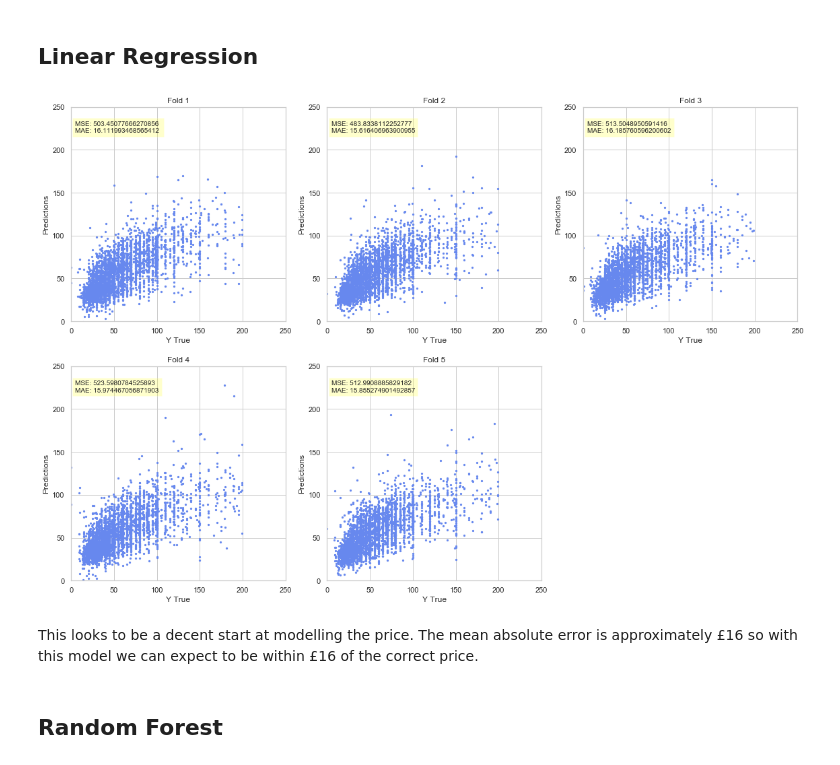
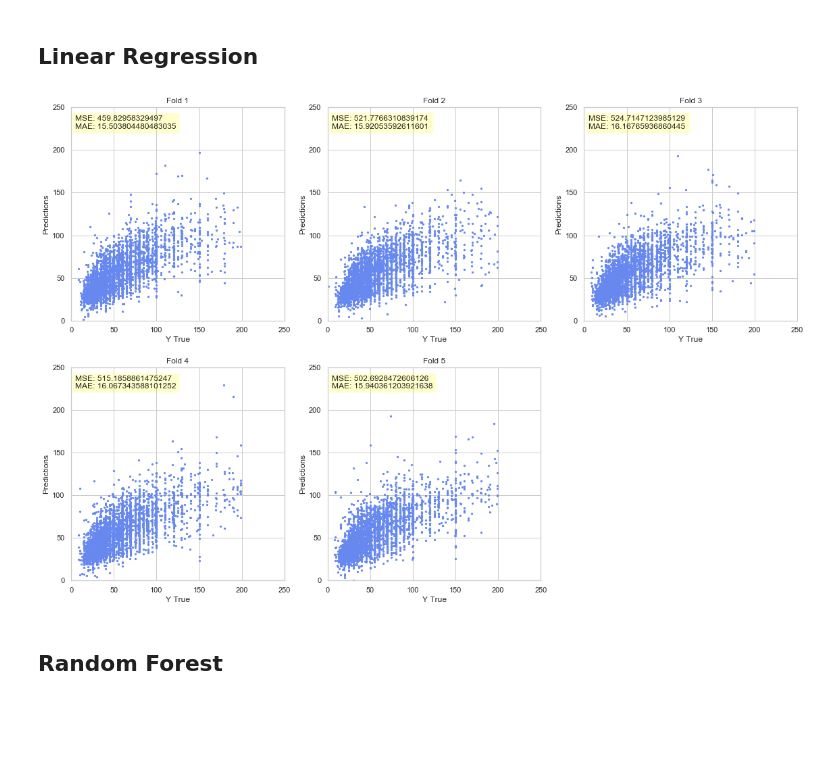
Before and after one commit to nickhill97/berlin_airbnb, a Jupyter notebook: notebooks/modelling.ipynb, the cells around one changed output. Cells and saved outputs as stored; diff of their text form; code cells hidden in the pictures; blank space fills up the shorter version.

Commit message:
Finished modelling and updated README

```diff
--- a/notebooks/modelling.ipynb
+++ b/notebooks/modelling.ipynb
@@ -28,6 +28,7 @@ listings.drop("id", axis=1, inplace=True)
 Let's create a set of data without some of the listings with extreme prices
 # %%
 listings = listings[listings["price"] < 200]
+listings = listings[listings["price"] != 0]
 # %% [markdown]
 Separate our data set into predictors and target variable
 # %%
@@ -45,37 +46,35 @@ kf = KFold(n_splits=5, shuffle=True, random_state=1)
 # Loop through each fold in cross validation
 for train_index, test_index in kf.split(X, y):
     # Create training and test sets
     X_train, X_test = X.iloc[train_index], X.iloc[test_index]
     y_train, y_test = y.iloc[train_index], y.iloc[test_index]
 
     # Train the model and predict test values
     lm = LinearRegression().fit(X_train, y_train)
     predictions = lm.predict(X_test)
 
     # Store the true values and predictions
     all_predictions.append([y_test, predictions])
     # Store the mean squared error and mean absolute error of each fold
     errors.append((metrics.mean_squared_error(y_test, predictions),metrics.mean_absolute_error(y_test, predictions)))
 
 plt.figure(figsize=(16,16))
 for plot, data in enumerate(all_predictions):
     plt.subplot(331 + plot)
     plt.scatter(data[0],data[1],s=5)
     plt.xlim((0,250))
     plt.ylim((0,250))
     plt.gca().set_aspect('equal', adjustable='box')
     plt.xlabel("Y True")
     plt.ylabel("Predictions")
     plt.title("Fold " + str(plot+1))
     plt.text(
-        5,220,
+        5,225,
         f"MSE: {str(errors[plot][0])} \nMAE: {str(errors[plot][1])}",
         bbox=dict(facecolor='yellow', alpha=0.2))
     plt.tight_layout()
 # %% [output]
-[figure, old version]
+[figure, new version]
-# %% [markdown]
-This looks to be a decent start at modelling the price. The mean absolute error is approximately £16 so with this model we can expect to be within £16 of the correct price.
 # %% [markdown]
 ## Random Forest
 # %% [markdown]
```
Also changed, not shown: parts of 2 cells of this notebook, 1 other file.
